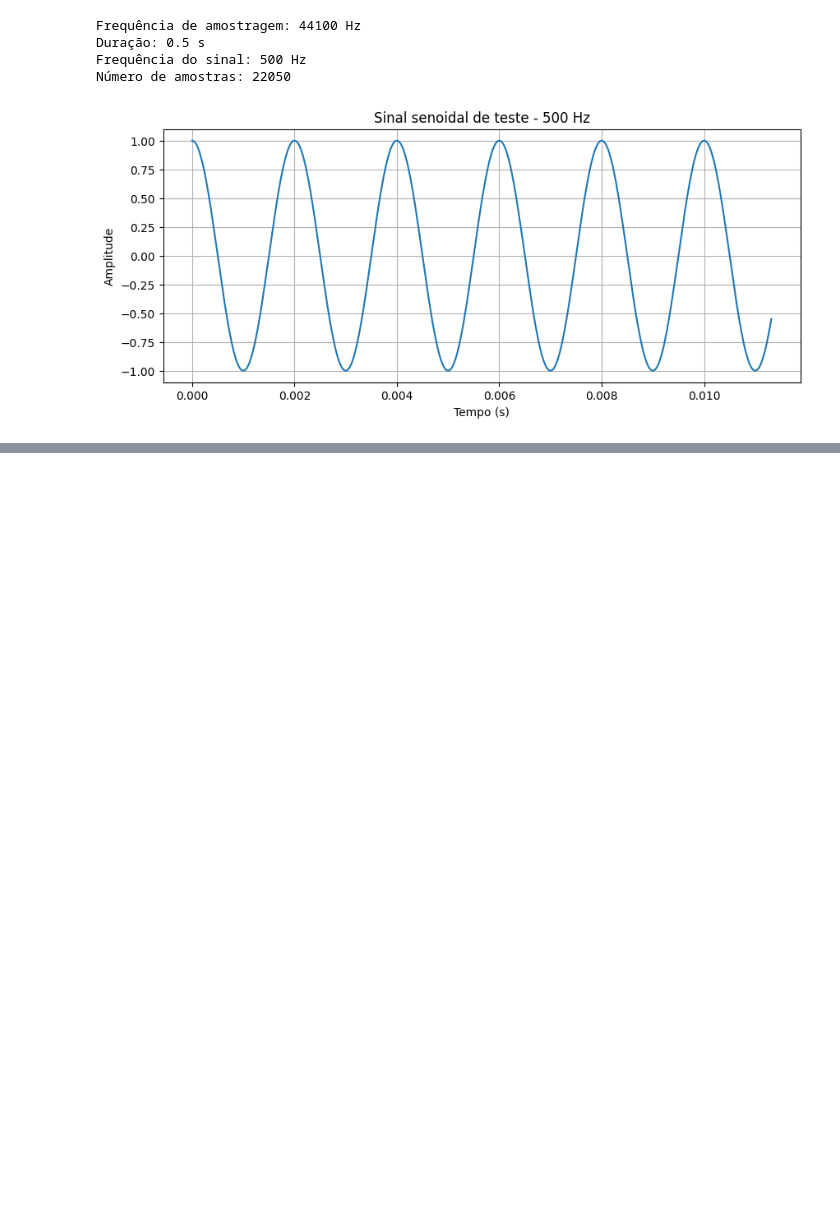
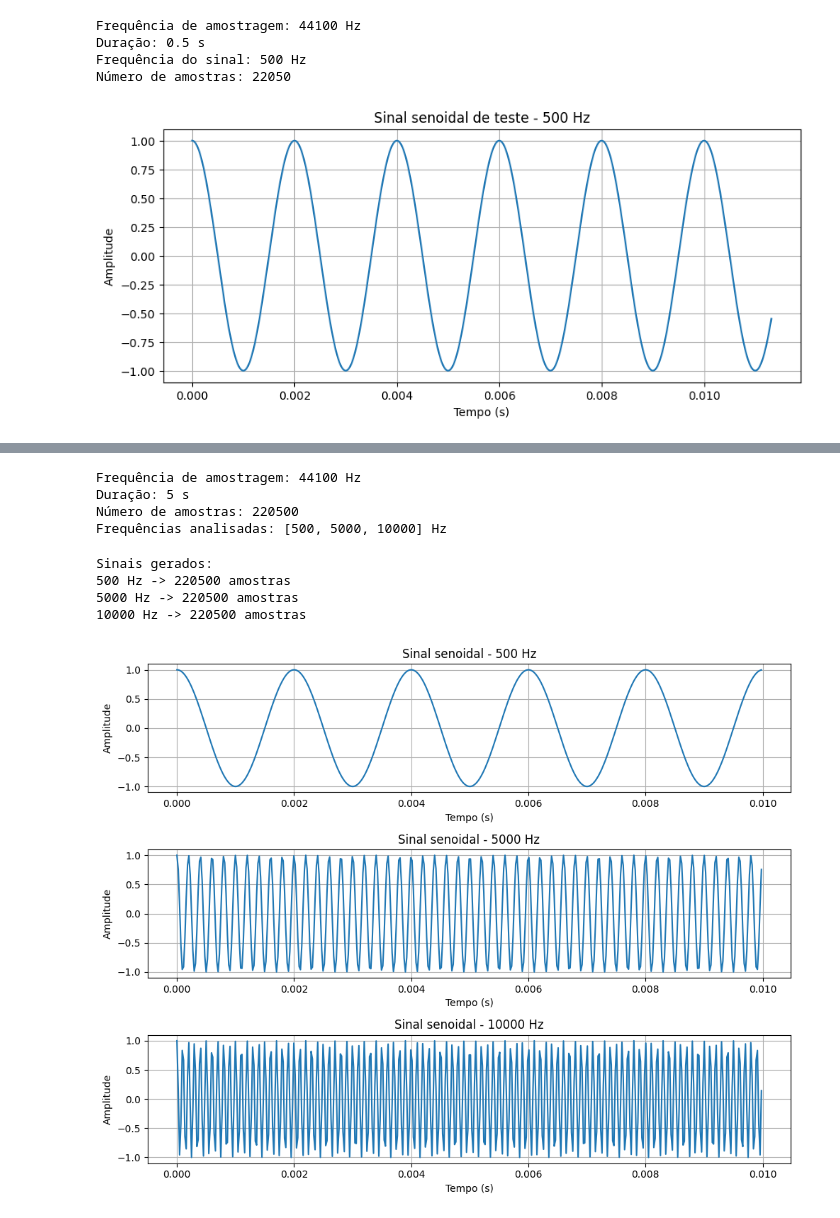
Before and after one commit to LoadBR/Gelt2012502-Processamento-Sinais-1, a Jupyter notebook: Aula-01/Codigo/AP1_Sinais_e_Sistemas.ipynb, the cells around one changed output, grey strips where cells are left out. Cells and saved outputs as stored; diff of their text form; code cells hidden in the pictures; blank space fills up the shorter version.

Commit message:
Questão 1- Sinais Senoidais (Concluida)

```diff
--- a/Aula-01/Codigo/AP1_Sinais_e_Sistemas.ipynb
+++ b/Aula-01/Codigo/AP1_Sinais_e_Sistemas.ipynb
@@ -81,0 +86,58 @@ display(Audio(x, rate=fs))
+# %%
+# Parâmetros da Questão 1
+fs = 44100              # Frequência de amostragem em Hz
+duracao = 5             # Duração do sinal em segundos
+frequencias = [500, 5000, 10000]
+
+# Vetor de tempo
+t = np.arange(0, duracao, 1/fs)
+
+print("Frequência de amostragem:", fs, "Hz")
+print("Duração:", duracao, "s")
+print("Número de amostras:", len(t))
+print("Frequências analisadas:", frequencias, "Hz")
+# %% [output]
+Frequência de amostragem: 44100 Hz
+Duração: 5 s
+Número de amostras: 220500
+Frequências analisadas: [500, 5000, 10000] Hz
+# %%
+# Geração dos sinais senoidais
+sinais = {}
+
+for f in frequencias:
+    sinais[f] = np.cos(2 * np.pi * f * t)
+
+print("Sinais gerados:")
+for f in frequencias:
+    print(f"{f} Hz -> {len(sinais[f])} amostras")
+# %% [output]
+Sinais gerados:
+500 Hz -> 220500 amostras
+5000 Hz -> 220500 amostras
+10000 Hz -> 220500 amostras
+# %%
+# Visualização dos primeiros 10 ms de cada sinal
+
+tempo_zoom = 0.01
+n_zoom = int(fs * tempo_zoom)
+
+plt.figure(figsize=(10, 8))
+
+for i, f in enumerate(frequencias, start=1):
+    plt.subplot(3, 1, i)
+    plt.plot(t[:n_zoom], sinais[f][:n_zoom])
+    plt.title(f"Sinal senoidal - {f} Hz")
+    plt.xlabel("Tempo (s)")
+    plt.ylabel("Amplitude")
+    plt.grid()
+
+plt.tight_layout()
+plt.savefig(
+    PASTA_RESULTADOS / "q1_sinais_senoidais.png",
+    dpi=300,
+    bbox_inches="tight"
+)
+plt.show()
+# %% [output]
+[figure, added]
```
Also changed, not shown: parts of 4 cells of this notebook.
